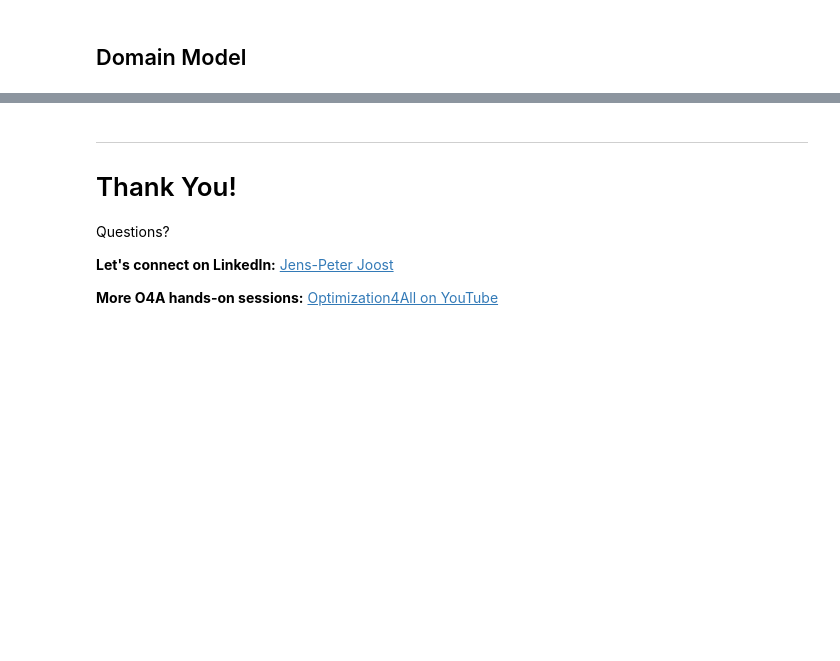
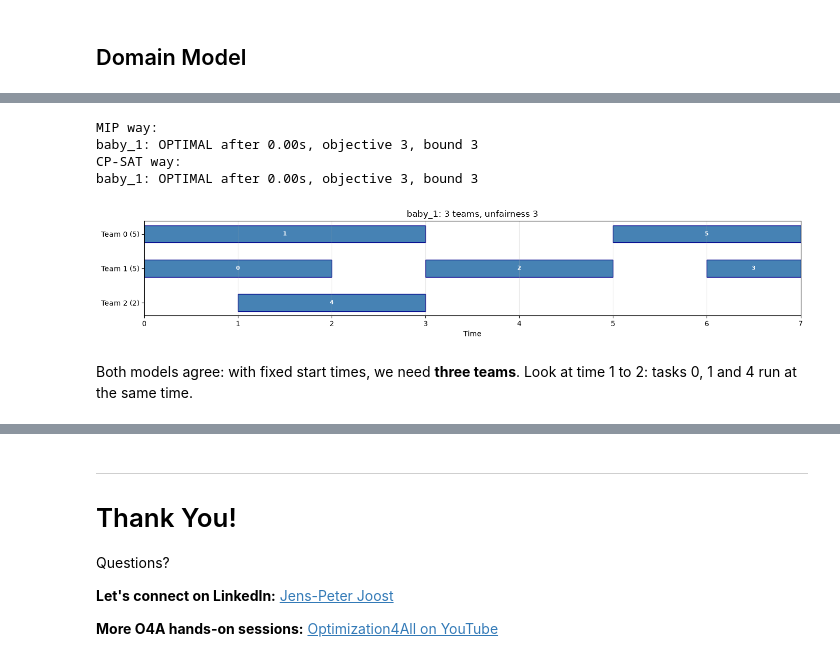
Before and after one commit to jpjj/O4A-Hands-On-CP-SAT, a Jupyter notebook: cp_sat_complete.ipynb, the cells around one changed output, grey strips where cells are left out. Cells and saved outputs as stored; diff of their text form; code cells hidden in the pictures; blank space fills up the shorter version.

```diff
--- a/cp_sat_complete.ipynb
+++ b/cp_sat_complete.ipynb
@@ -354,5 +69,0 @@ line_automaton([2, 1])
-# %%
-for name in ["easy_01", "medium_05", "hard_02"]:
-    puzzle = Nonogram(**load_instance("nonogram", name))
-    for add_line in [add_line_blocks, add_line_automaton]:
-        solve_nonogram(puzzle, add_line, time_limit=60)
@@ -1291,0 +387,13 @@ In the MiniZinc Challenge 2026, MIP solvers won on problems like warehouse locat
+# %%
+baby_1 = WorkforceProblem(
+    name="baby_1",
+    teams=[Team(id=0), Team(id=1), Team(id=2)],
+    tasks=[  # release + duration == due: the start times are fixed
+        Task(id=0, release=0, due=2, duration=2, compatible_teams=[0, 1, 2]),
+        Task(id=1, release=0, due=3, duration=3, compatible_teams=[0, 1]),
+        Task(id=2, release=3, due=5, duration=2, compatible_teams=[0, 1, 2]),
+        Task(id=3, release=6, due=7, duration=1, compatible_teams=[1, 2]),
+        Task(id=4, release=1, due=3, duration=2, compatible_teams=[0, 1, 2]),
+        Task(id=5, release=5, due=7, duration=2, compatible_teams=[0, 2]),
+    ],
+)
@@ -1291,0 +453,35 @@ In the MiniZinc Challenge 2026, MIP solvers won on problems like warehouse locat
+# %%
+def add_no_overlap_intervals(model: cp_model.CpModel, problem: WorkforceProblem, x, start):
+    """CP-SAT way: one optional interval per (task, team), present iff x[task, team]. No overlap per team."""
+    for team in problem.teams:
+        intervals = [
+            model.new_optional_fixed_size_interval_var(start[t.id], t.duration, x[t.id, team.id], f"task_{t.id}_team_{team.id}")
+            for t in problem.tasks
+            if team.id in t.compatible_teams
+        ]
+        model.add_no_overlap(intervals)
+# %%
+def create_model_step1(problem: WorkforceProblem, pairwise: bool = False):
+    model = cp_model.CpModel()
+    x, used = add_assignment(model, problem)
+    start = {t.id: t.release for t in problem.tasks}  # fixed start times
+    if pairwise:
+        add_no_overlap_pairwise_fixed(model, problem, x)
+    else:
+        add_no_overlap_intervals(model, problem, x, start)
+    model.minimize(sum(used.values()))
+    return model, x, start
+
+
+for pairwise in [True, False]:
+    print("MIP way:" if pairwise else "CP-SAT way:")
+    solution_1 = solve(baby_1, create_model_step1, pairwise=pairwise)
+plot_solution(solution_1)
+# %% [output]
+MIP way:
+baby_1: OPTIMAL after 0.00s, objective 3, bound 3
+CP-SAT way:
+baby_1: OPTIMAL after 0.00s, objective 3, bound 3
+[figure, added]
+# %% [markdown]
+Both models agree: with fixed start times, we need **three teams**. Look at time 1 to 2: tasks 0, 1 and 4 run at the same time.
```
Also changed, not shown: parts of 97 cells of this notebook, 13 other files.
